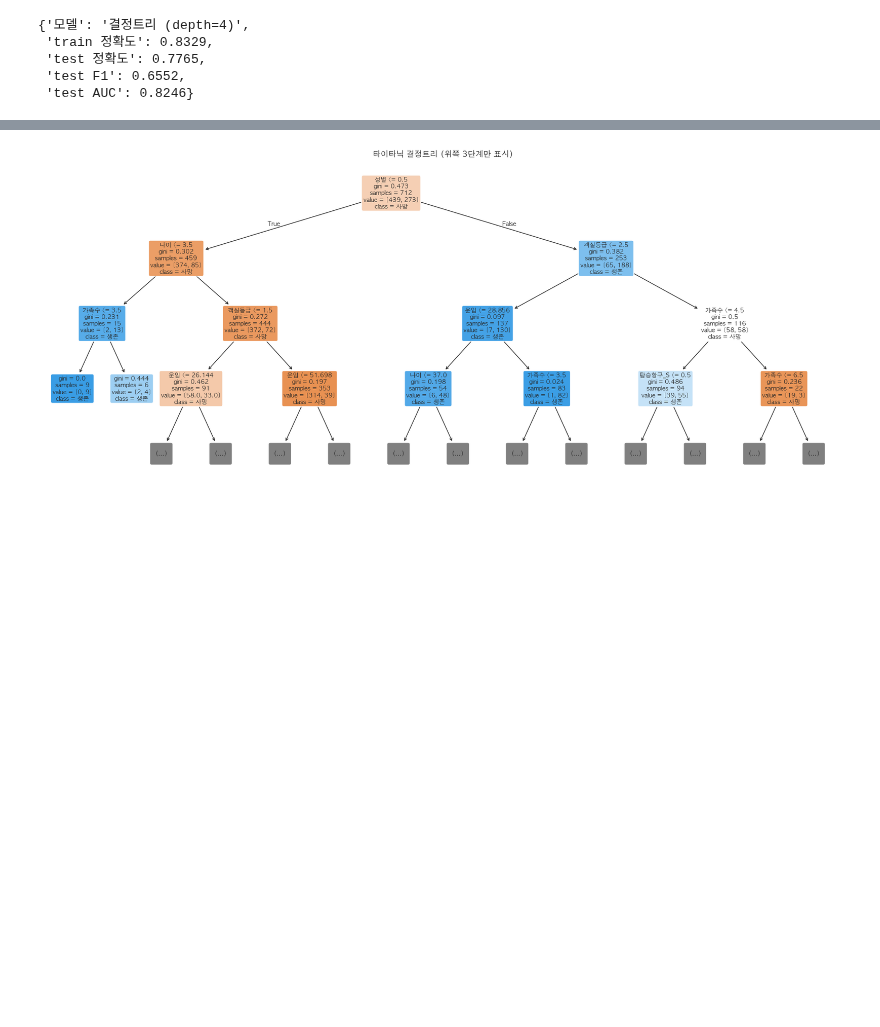
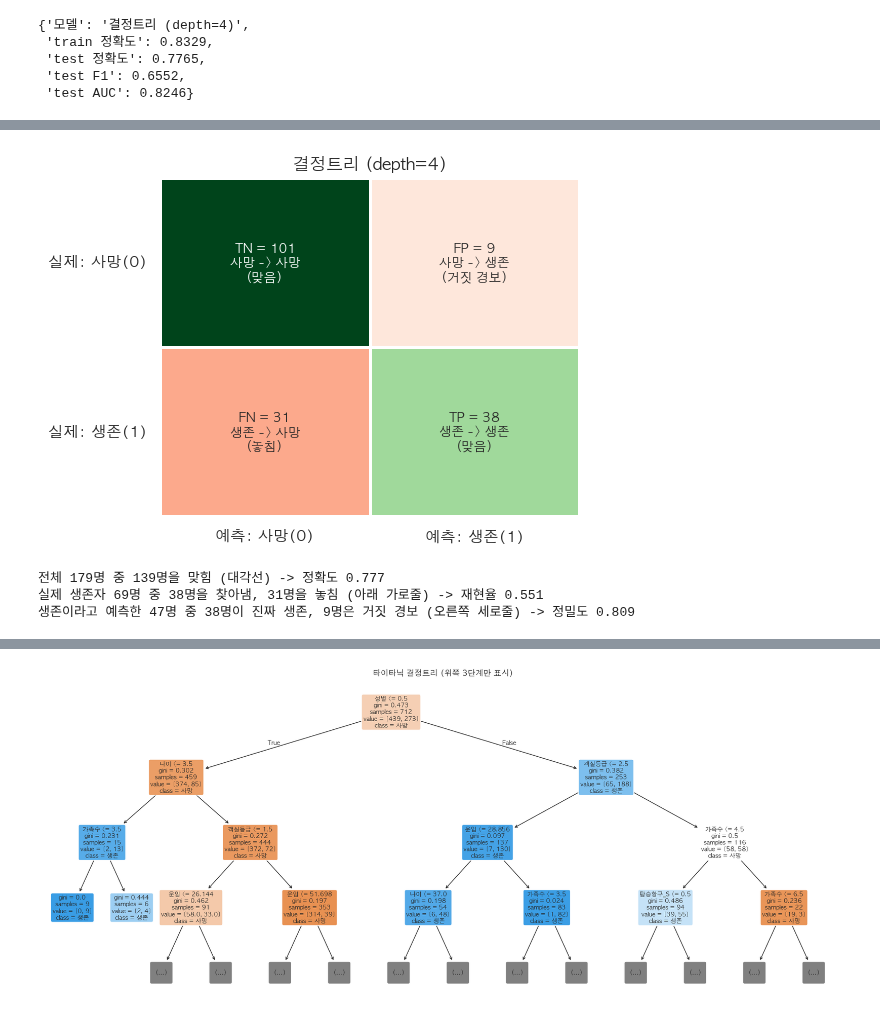
Before and after one commit to icesnake72/aice, a Jupyter notebook: aice_course/06_지도학습II_트리_앙상블.ipynb, the cells around one changed output, grey strips where cells are left out. Drawn from its saved outputs; the diff is of its cells as text; code cells hidden in the pictures; blank space fills up the shorter version.

```diff
--- a/aice_course/06_지도학습II_트리_앙상블.ipynb
+++ b/aice_course/06_지도학습II_트리_앙상블.ipynb
@@ -359,0 +417,49 @@ eval_clf("결정트리 (depth=4)", tree)
+# %%
+from sklearn.metrics import confusion_matrix
+
+CELL_NAMES = np.array([["TN", "FP"], ["FN", "TP"]])
+CELL_DESC = np.array([
+  ["사망 -> 사망\n(맞음)", "사망 -> 생존\n(거짓 경보)"],
+  ["생존 -> 사망\n(놓침)", "생존 -> 생존\n(맞음)"],
+])
+
+
+def plot_confusion(model, title: str, X_te=None, ax=None, explain: bool = True) -> dict:
+  # 타이타닉 test 데이터의 혼동행렬을 그린다. 맞은 칸(대각선)은 초록, 틀린 칸은 빨강.
+  X_te = Xc_test if X_te is None else X_te
+  pred = model.predict(X_te)
+  cm = confusion_matrix(yc_test, pred)            # 인자 순서: (실제, 예측) -> 행 = 실제, 열 = 예측
+  tn, fp, fn, tp = cm.ravel()                     # ravel 순서는 항상 TN, FP, FN, TP
+
+  annot = np.array([[f"{CELL_NAMES[i, j]} = {cm[i, j]}\n{CELL_DESC[i, j]}" for j in range(2)] for i in range(2)])
+  correct = np.eye(2, dtype=bool)
+  own_figure = ax is None
+  if own_figure:
+    fig, ax = plt.subplots(figsize=(5.4, 4.4))
+  common = dict(annot=annot, fmt="", cbar=False, ax=ax, linewidths=1, linecolor="white",
+                vmin=0, vmax=cm.max(), annot_kws={"fontsize": 9})
+  sns.heatmap(cm, mask=~correct, cmap="Greens", **common)     # 대각선: 맞은 칸
+  sns.heatmap(cm, mask=correct, cmap="Reds", **common)        # 대각선 밖: 틀린 칸
+  ax.set_xticklabels(["예측: 사망(0)", "예측: 생존(1)"])
+  ax.set_yticklabels(["실제: 사망(0)", "실제: 생존(1)"], rotation=0)
+  ax.set_title(title)
+  if own_figure:
+    plt.show()
+
+  result = {
+    "모델": title, "TN": tn, "FP": fp, "FN": fn, "TP": tp,
+    "정확도": (tn + tp) / cm.sum(), "정밀도": tp / (tp + fp), "재현율": tp / (tp + fn),
+  }
+  if explain:
+    print(f"전체 {cm.sum()}명 중 {tn + tp}명을 맞힘 (대각선) -> 정확도 {result['정확도']:.3f}")
+    print(f"실제 생존자 {tp + fn}명 중 {tp}명을 찾아냄, {fn}명을 놓침 (아래 가로줄) -> 재현율 {result['재현율']:.3f}")
+    print(f"생존이라고 예측한 {tp + fp}명 중 {tp}명이 진짜 생존, {fp}명은 거짓 경보 (오른쪽 세로줄) -> 정밀도 {result['정밀도']:.3f}")
+  return result
+
+
+cm_tree = plot_confusion(tree, "결정트리 (depth=4)")
+# %% [output]
+[figure, added]
+전체 179명 중 139명을 맞힘 (대각선) -> 정확도 0.777
+실제 생존자 69명 중 38명을 찾아냄, 31명을 놓침 (아래 가로줄) -> 재현율 0.551
+생존이라고 예측한 47명 중 38명이 진짜 생존, 9명은 거짓 경보 (오른쪽 세로줄) -> 정밀도 0.809
```
Also changed, not shown: parts of 24 cells of this notebook, 1 other file.
